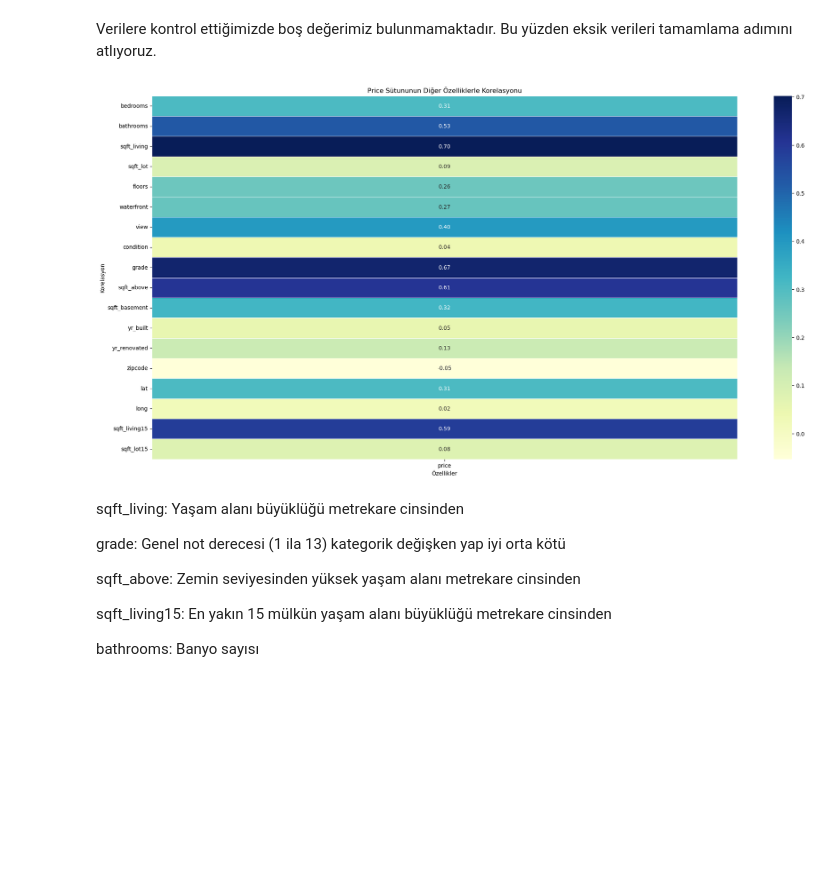
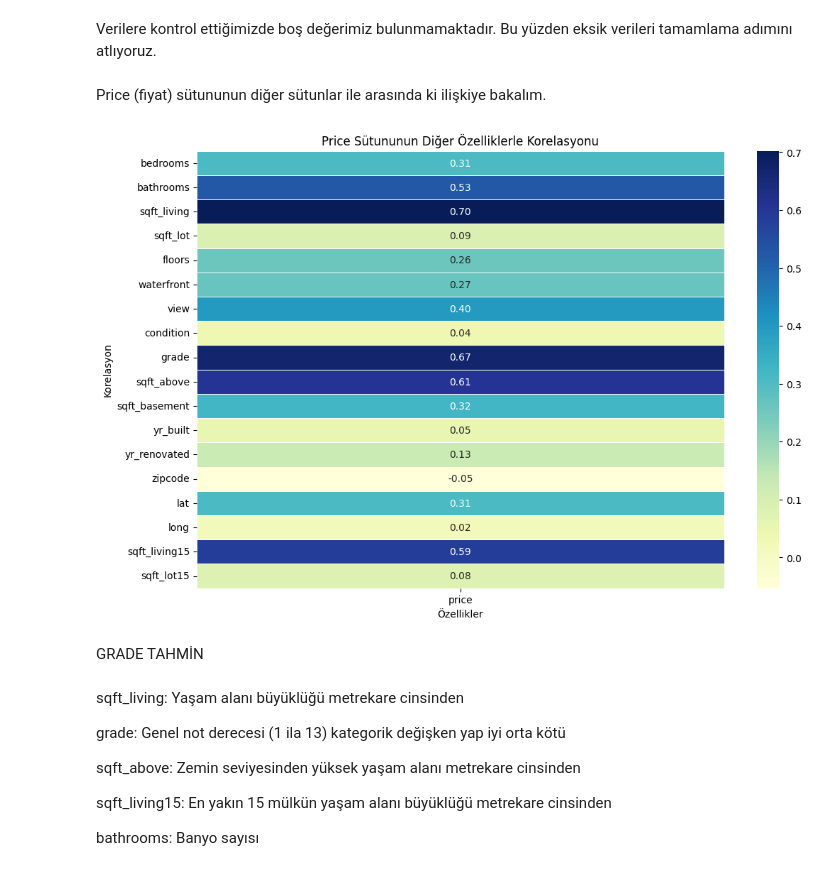
Before and after one commit to ismailcankaratas/Boston-Housing-ML, a Jupyter notebook: app.ipynb, the cells around one changed output. Drawn from its saved outputs; the diff is of its cells as text; code cells hidden in the pictures; blank space fills up the shorter version.

```diff
--- a/app.ipynb
+++ b/app.ipynb
@@ -51,26 +81,30 @@ Series([], dtype: int64)
 # %% [markdown]
 Verilere kontrol ettiğimizde boş değerimiz bulunmamaktadır. Bu yüzden eksik verileri tamamlama adımını atlıyoruz.
+# %% [markdown]
+Price (fiyat) sütununun diğer sütunlar ile arasında ki ilişkiye bakalım.
 # %%
 import seaborn as sns
 import matplotlib.pyplot as plt
 
 # Korelasyon matrisini hesaplama
 heat_data = data.drop(["date"], axis=1).corr()
 
 # 'price' sütununun diğer sütunlarla olan korelasyonunu alma
 price_corr = heat_data[['price']].drop(['id', 'price'])  # Sadece 'price' sütununu al ve 'price' sütununu çıkar
 
 # Heatmap oluşturma
-plt.figure(figsize=(24, 12))  # Grafik boyutunu ayarlama
+plt.figure(figsize=(12, 8))  # Grafik boyutunu ayarlama
 sns.heatmap(price_corr, cmap='YlGnBu', annot=True, fmt=".2f", linewidths=.5)
 
 # Grafik başlığı ve etiketler
 plt.title('Price Sütununun Diğer Özelliklerle Korelasyonu')
 plt.xlabel('Özellikler')
 plt.ylabel('Korelasyon')
 plt.show()
 # %% [output]
-[figure, old version]
+[figure, new version]
+# %% [markdown]
+GRADE TAHMİN
 # %% [markdown]
 sqft_living: Yaşam alanı büyüklüğü metrekare cinsinden
 
```
Also changed, not shown: parts of 32 cells of this notebook, 3 other files.
